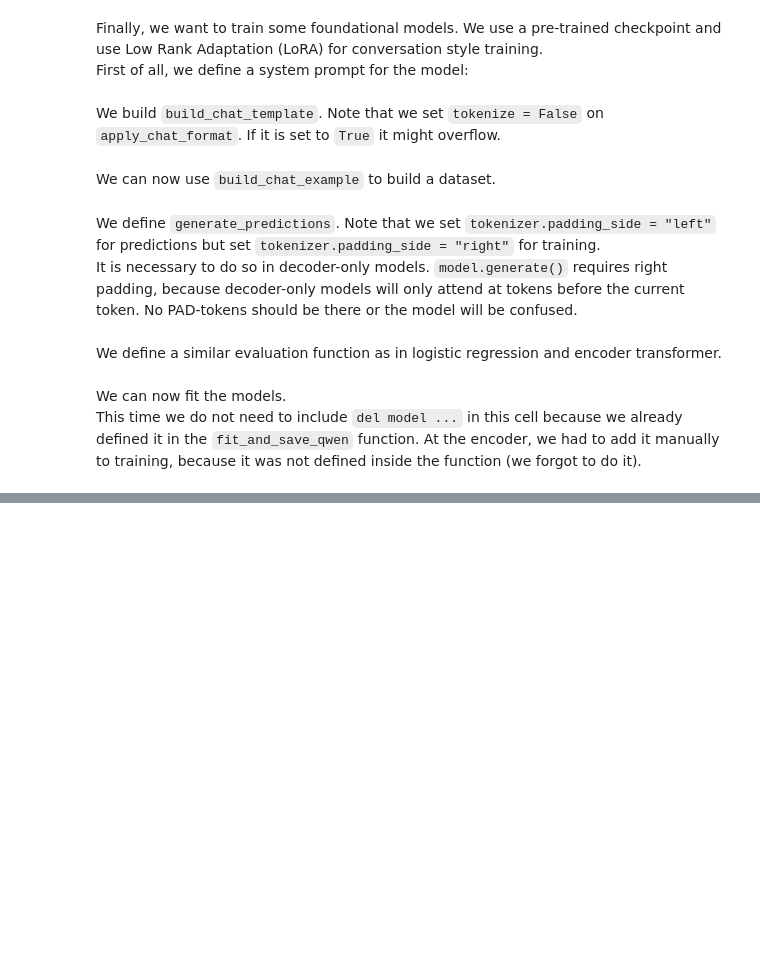
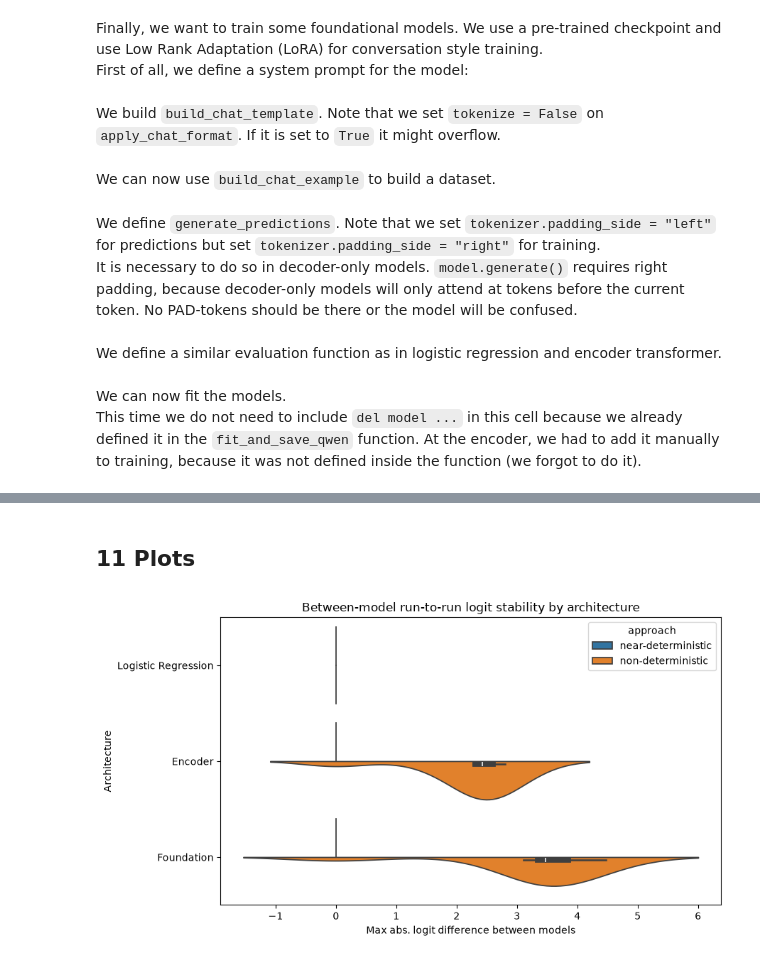
Before and after one commit to 47867/css-machine-learning, a Jupyter notebook: v2_Reichel_Code_deterministic.ipynb, the cells around one changed output, grey strips where cells are left out. Saved outputs shown, nothing was run; the diff lists cells and outputs as text; code cells hidden in the pictures; blank space fills up the shorter version.

```diff
--- a/v2_Reichel_Code_deterministic.ipynb
+++ b/v2_Reichel_Code_deterministic.ipynb
@@ -430,3 +407,7 @@ dataset_annotations.to_csv(cfg.output_path,
+# %%
+# create test split
+X_test = annotations["message"] # not the same as X_eval!
+y_test = annotations["annotation"] # not the same as y_eval!
 # %% [markdown]
 ---
 ## 8 Model training
@@ -1275,0 +1527,12 @@ KeyboardInterrupt:
+# %%
+# build actual tensor
+encoder_logit_tensor = build_encoder_logit_tensor(
+    output_dir = cfg.output_directory_encoder_deterministic,
+    name_prefix = cfg.name_prefix_encoder_deterministic,
+    texts = dataset_user["message"].tolist(),
+    max_length = cfg.max_length,
+    n_models = cfg.n_models,
+    n_runs = cfg.n_runs,
+    batch_size = cfg.batch_size,
+    device = cfg.device,
+)
@@ -1275,0 +2073,2 @@ KeyboardInterrupt:
+# %% [markdown]
+## 11 Plots
@@ -1275,0 +2112,30 @@ KeyboardInterrupt:
+# %%
+# create dataframe with function from above
+df_plot = pd.DataFrame(flatten_between_model(combined_logit_tensor,
+                                             architectures,
+                                             approach))
+# %%
+# create plot
+plt.figure(figsize = (9, 5))
+
+# violin plot
+sns.violinplot(data = df_plot,
+               y = "architecture",
+               x = "max_diff",
+               hue = "approach",
+               split = True)
+
+# set metadata
+plt.xscale("linear")
+plt.xlabel("Max abs. logit difference between models")
+plt.ylabel("Architecture")
+plt.title("Between-model run-to-run logit stability by architecture")
+plt.tight_layout()
+
+# save plot to storage
+plt.savefig(Path(cfg.output_path).parent / "violin_within_model_stability.svg")
+
+# print plot
+plt.show()
+# %% [output]
+[figure, added]
```
Also changed, not shown: parts of 85 cells of this notebook, 1 other file.
